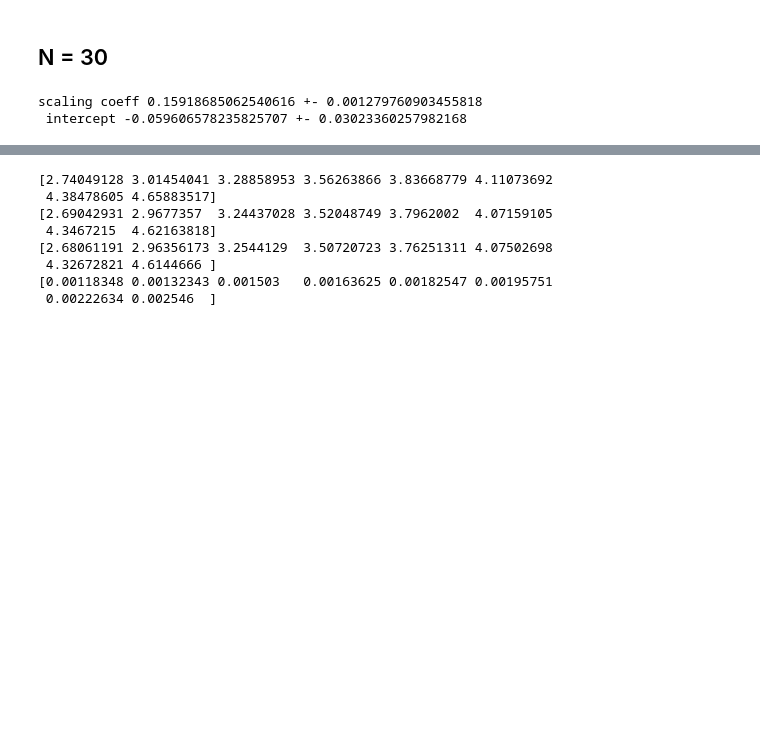
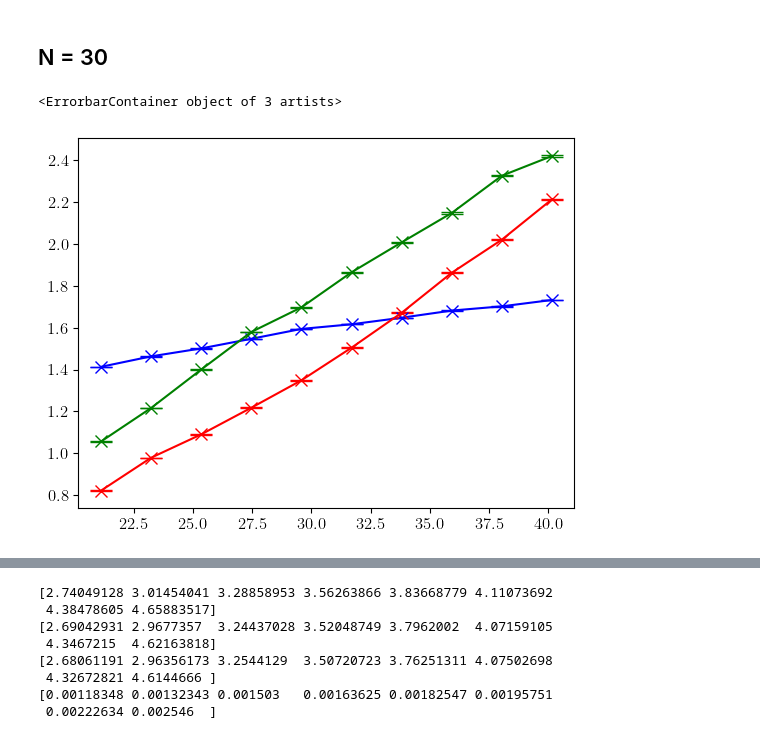
Before and after one commit to cristivoinea/MonteCarlo, a Jupyter notebook: results_IQHE.ipynb, the cells around one changed output, grey strips where cells are left out. Cells and saved outputs as stored; diff of their text form; code cells hidden in the pictures; blank space fills up the shorter version.

```diff
--- a/results_IQHE.ipynb
+++ b/results_IQHE.ipynb
@@ -293,13 +286,13 @@ sign_IQHE = data[:,5:7]
-# %%
-S_IQHE = -np.log(p_IQHE[:,0]*mod_IQHE[:,0]*sign_IQHE[:,0])
-err_IQHE = np.sqrt(p_IQHE[:,1]/(p_IQHE[:,0]**2) + mod_IQHE[:,1]/(mod_IQHE[:,0]**2) + sign_IQHE[:,1]/(sign_IQHE[:,0]**2))/np.sqrt(M-M0)
-
-
-popt, pcov = np.polyfit(l, S_IQHE, 1, cov=True)
-print(f"scaling coeff {popt[0]} +- {np.sqrt(pcov[0,0])}\n intercept {popt[1]} +- {np.sqrt(pcov[1,1])}")
-
-x_fit = np.linspace(0, 100, 10, endpoint=True)
-y_fit = popt[0]*x_fit + popt[1]
-# %% [output]
-scaling coeff 0.15918685062540616 +- 0.001279760903455818
- intercept -0.059606578235825707 +- 0.03023360257982168
+# %%
+boundaries_30, S2_30, S2_p_30, S2_mod_30, S2_sign_30 = GetEntropy(30, 30, 5e6, 1e5, 1j, 0.078, 'circle')
+boundaries_45, S2_45, S2_p_45, S2_mod_45, S2_sign_45 = GetEntropy(45, 45, 5e6, 1e5, 1j, 0.062, 'circle')
+# %%
+plt.errorbar(boundaries_45, S2_p_45[:,0], S2_p_45[:,1],color='blue', marker='x', markersize=9,
+             capsize=8, label='$S_{2,p}$')
+plt.errorbar(boundaries_45, S2_mod_45[:,0], S2_mod_45[:,1],color='green', marker='x', markersize=9,
+             capsize=8, label='$S_{2,mod}$')
+plt.errorbar(boundaries_45, S2_sign_45[:,0], S2_sign_45[:,1],color='red', marker='x', markersize=9,
+             capsize=8, label='$S_{2,sign}$')
+# %% [output]
+<ErrorbarContainer object of 3 artists>
+[figure, added]
```
Also changed, not shown: parts of 10 cells of this notebook, 2 other files.
